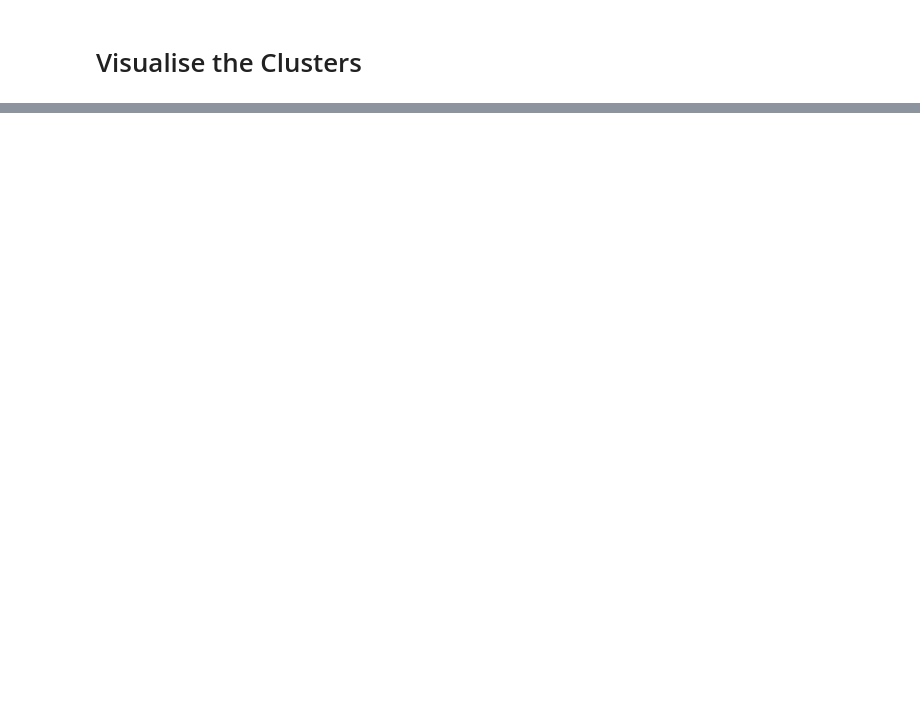
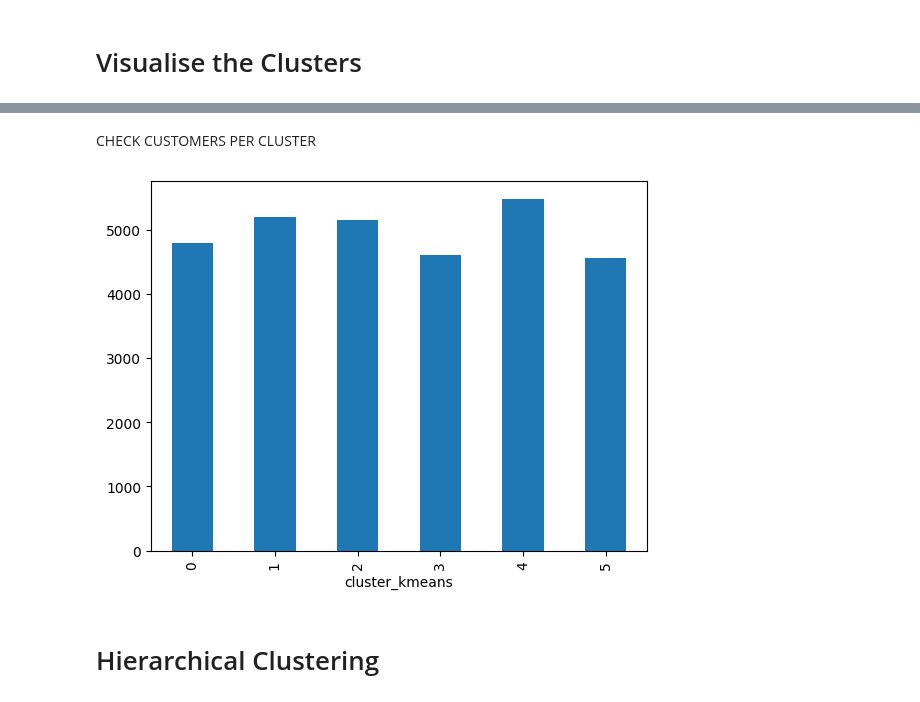
Before and after one commit to MarceloJ18/KeizerKrukis, a Jupyter notebook: CustomerSegmentation.ipynb, the cells around one changed output, grey strips where cells are left out. Drawn from its saved outputs; the diff is of its cells as text; code cells hidden in the pictures; blank space fills up the shorter version.

```diff
--- a/CustomerSegmentation.ipynb
+++ b/CustomerSegmentation.ipynb
@@ -119,8 +127,12 @@ plt.show()
 # %%
-# Choose the number of components based on the elbow point in the plot )4 or 5)
+# Choose the number of components which gives at least 70%
 n_components = 5
 
 # Perform PCA with the selected number of components
-pca = PCA(n_components=n_components)
-customer_info_pca = pca.fit_transform(X_scaled)
-principal_df = pd.DataFrame(data = customer_info_pca, columns = ['pc1', 'pc2', 'pc3', 'pc4', 'pc5'])
+pca_5 = PCA(n_components=n_components)
+
+customer_info_pca_fit = pca_5.fit(X_scaled)
+
+customer_info_pca = pca_5.transform(X_scaled)
+
+#principal_df = pd.DataFrame(data = customer_info_pca, columns = ['pc1', 'pc2', 'pc3', 'pc4', 'pc5'])
@@ -204,0 +225,2 @@ plt.show()
+# %%
+customer_info_ppc['cluster_kmeans'] = kmeans.predict(customer_info_pca)
@@ -204,0 +259,9 @@ plt.show()
+# %% [markdown]
+CHECK CUSTOMERS PER CLUSTER
+# %%
+customer_info_ppc.groupby(['cluster_kmeans']).size().plot(kind='bar')
+plt.show()
+# %% [output]
+[figure, added]
+# %% [markdown]
+# Hierarchical Clustering
```
Also changed, not shown: parts of 42 cells of this notebook, 1 other file.
